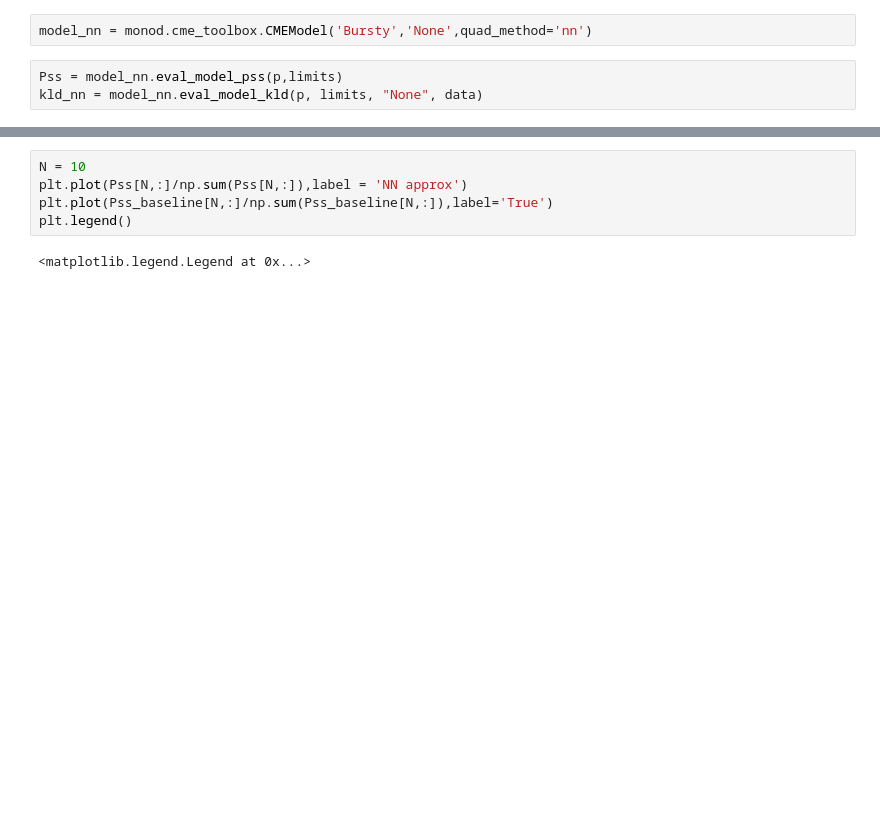
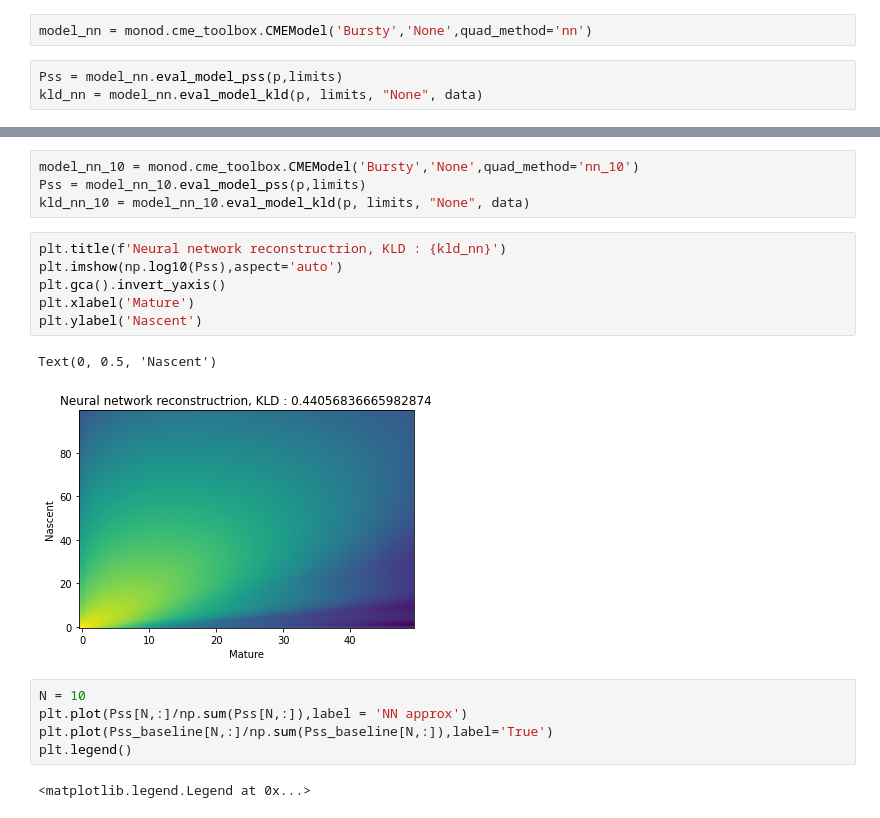
Before and after one commit to pachterlab/monod, a Jupyter notebook: nn_integration.ipynb, the cells around one changed output, grey strips where cells are left out. Saved outputs shown, nothing was run; the diff lists cells and outputs as text; blank space fills up the shorter version.

```diff
--- a/nn_integration.ipynb
+++ b/nn_integration.ipynb
@@ -104,3 +102,16 @@ Text(0, 0.5, 'Nascent')
+# %%
+model_nn_10 = monod.cme_toolbox.CMEModel('Bursty','None',quad_method='nn_10')
+Pss = model_nn_10.eval_model_pss(p,limits)
+kld_nn_10 = model_nn_10.eval_model_kld(p, limits, "None", data)
+# %%
+plt.title(f'Neural network reconstructrion, KLD : {kld_nn}')
+plt.imshow(np.log10(Pss),aspect='auto')
+plt.gca().invert_yaxis()
+plt.xlabel('Mature')
+plt.ylabel('Nascent')
+# %% [output]
+Text(0, 0.5, 'Nascent')
+[figure, added]
 # %%
 N = 10
 plt.plot(Pss[N,:]/np.sum(Pss[N,:]),label = 'NN approx')
```
Also changed, not shown: parts of 7 cells of this notebook.
